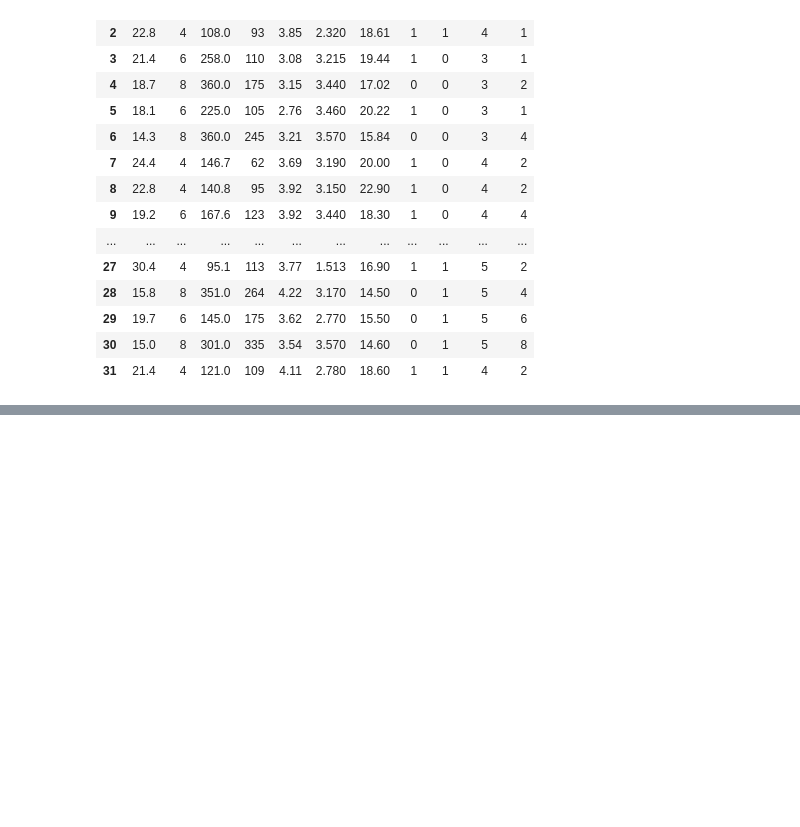
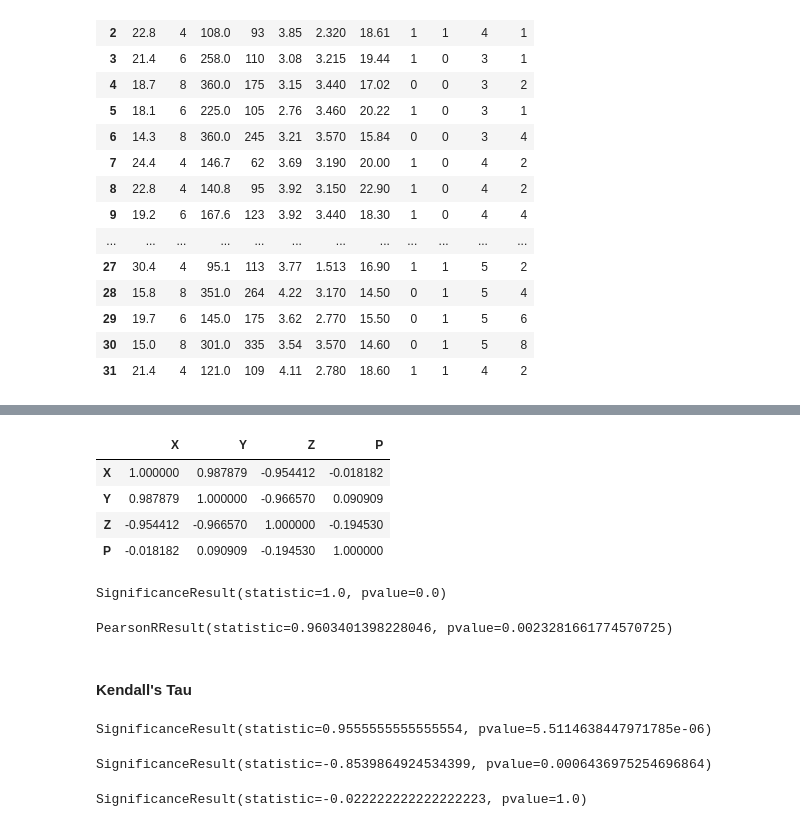
Before and after one commit to mohitandraj/data-visualization, a Jupyter notebook: Correlation Techniques.ipynb, the cells around one changed output, grey strips where cells are left out. Saved outputs shown, nothing was run; the diff lists cells and outputs as text; code cells hidden in the pictures; blank space fills up the shorter version.

```diff
--- a/Correlation Techniques.ipynb
+++ b/Correlation Techniques.ipynb
@@ -72,0 +182,5 @@ corr
+# %%
+x= np.array([4,11,15,21,28,34,39,35,47,55])
+y= np.array([10,22,31,36,48,51,58,61,69,77])
+z= np.array([92,83,89,56,61,56,48,41,26,19])
+p= np.array([56,44,27,65,38,61,23,75,36,58])
@@ -72,0 +207,7 @@ corr
+# %%
+df= pd.DataFrame({
+    'X' : x,
+    'Y' : y,
+    'Z' : z,
+    'P' : p
+})
@@ -72,0 +222,8 @@ corr
+# %%
+df.corr(method='spearman')
+# %% [output]
+|  | X | Y | Z | P |
+| X | 1.000000 | 0.987879 | -0.954412 | -0.018182 |
+| Y | 0.987879 | 1.000000 | -0.966570 | 0.090909 |
+| Z | -0.954412 | -0.966570 | 1.000000 | -0.194530 |
+| P | -0.018182 | 0.090909 | -0.194530 | 1.000000 |
@@ -72,0 +234,10 @@ corr
+# %%
+spearmanr(a,b)
+# %% [output]
+SignificanceResult(statistic=1.0, pvalue=0.0)
+# %%
+pearsonr(a,b)
+# %% [output]
+PearsonRResult(statistic=0.9603401398228046, pvalue=0.0023281661774570725)
+# %% [markdown]
+#### Kendall's Tau
@@ -72,0 +246,12 @@ corr
+# %%
+kendalltau(x,y)
+# %% [output]
+SignificanceResult(statistic=0.9555555555555554, pvalue=5.5114638447971785e-06)
+# %%
+kendalltau(x,z)
+# %% [output]
+SignificanceResult(statistic=-0.8539864924534399, pvalue=0.0006436975254696864)
+# %%
+kendalltau(x,p)
+# %% [output]
+SignificanceResult(statistic=-0.022222222222222223, pvalue=1.0)
```
Also changed, not shown: parts of 32 cells of this notebook, 2 other files.
